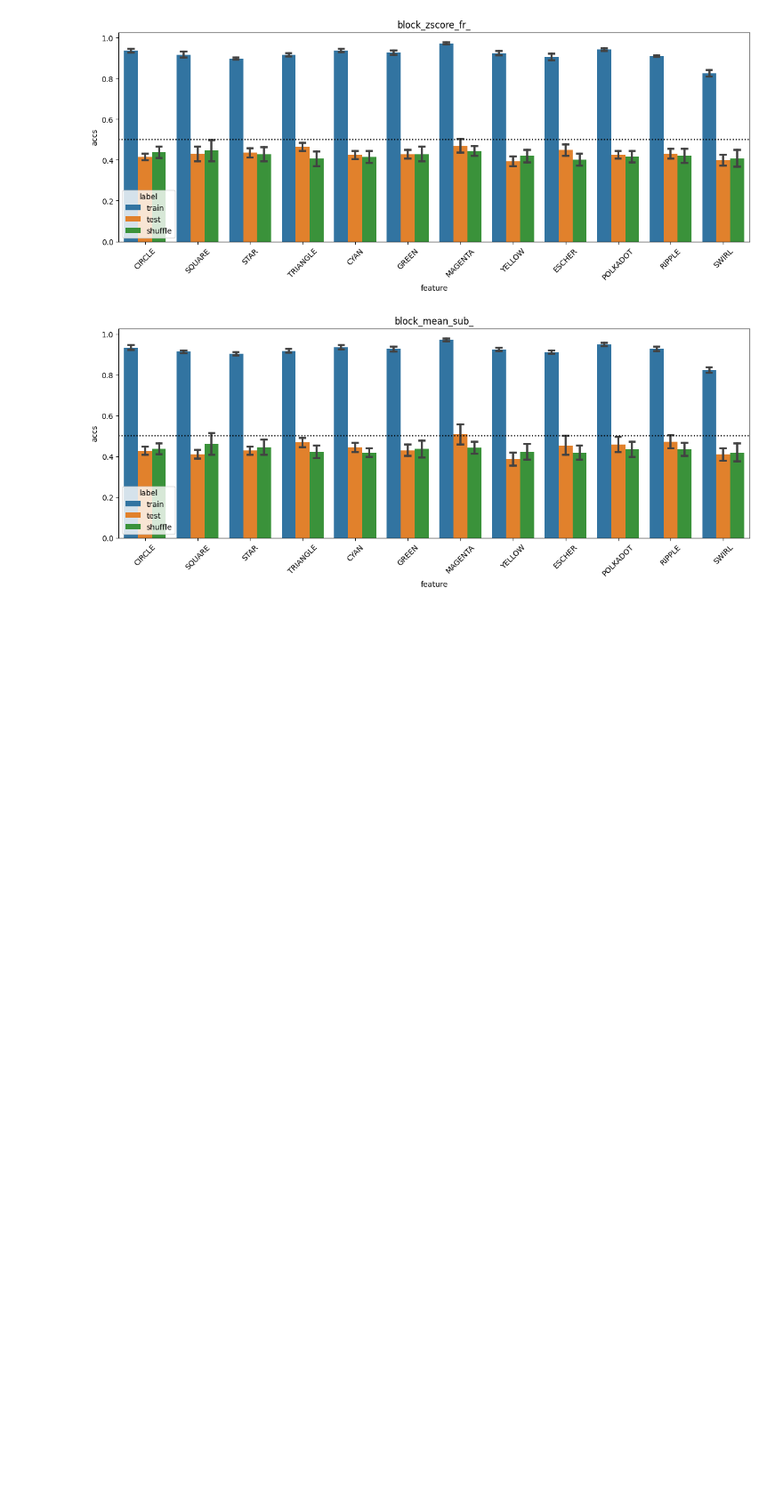
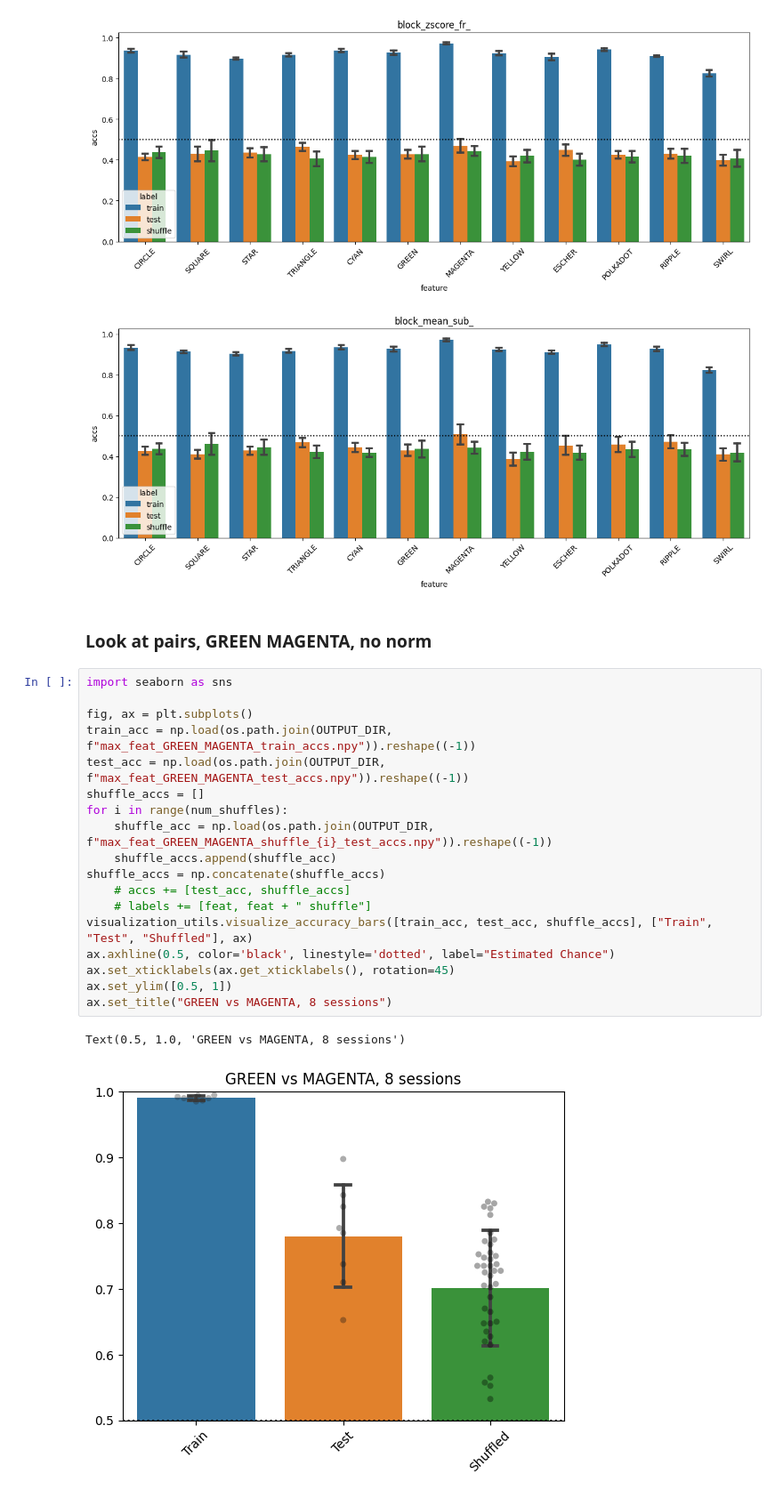
Before and after one commit to pqz317/wcst_decode, a Jupyter notebook: notebooks/20240520_visualize_max_feat_per_feat.ipynb, the cells around one changed output. Shown at 89% size. Saved outputs shown, nothing was run; the diff lists cells and outputs as text; blank space fills up the shorter version.

Commit message:
more pairs?

```diff
--- a/notebooks/20240520_visualize_max_feat_per_feat.ipynb
+++ b/notebooks/20240520_visualize_max_feat_per_feat.ipynb
@@ -71,3 +71,26 @@ for norm_type in norms:
 [figure]
 [figure]
 [figure]
+# %% [markdown]
+### Look at pairs, GREEN MAGENTA, no norm
+# %%
+import seaborn as sns
+
+fig, ax = plt.subplots()
+train_acc = np.load(os.path.join(OUTPUT_DIR, f"max_feat_GREEN_MAGENTA_train_accs.npy")).reshape((-1))
+test_acc = np.load(os.path.join(OUTPUT_DIR, f"max_feat_GREEN_MAGENTA_test_accs.npy")).reshape((-1))
+shuffle_accs = []
+for i in range(num_shuffles):
+    shuffle_acc = np.load(os.path.join(OUTPUT_DIR, f"max_feat_GREEN_MAGENTA_shuffle_{i}_test_accs.npy")).reshape((-1))
+    shuffle_accs.append(shuffle_acc)
+shuffle_accs = np.concatenate(shuffle_accs)
+    # accs += [test_acc, shuffle_accs]
+    # labels += [feat, feat + " shuffle"]
+visualization_utils.visualize_accuracy_bars([train_acc, test_acc, shuffle_accs], ["Train", "Test", "Shuffled"], ax)
+ax.axhline(0.5, color='black', linestyle='dotted', label="Estimated Chance")
+ax.set_xticklabels(ax.get_xticklabels(), rotation=45)
+ax.set_ylim([0.5, 1])
+ax.set_title("GREEN vs MAGENTA, 8 sessions")
+# %% [output]
+Text(0.5, 1.0, 'GREEN vs MAGENTA, 8 sessions')
+[figure, added]
```
Also changed, not shown: 4 other files.
